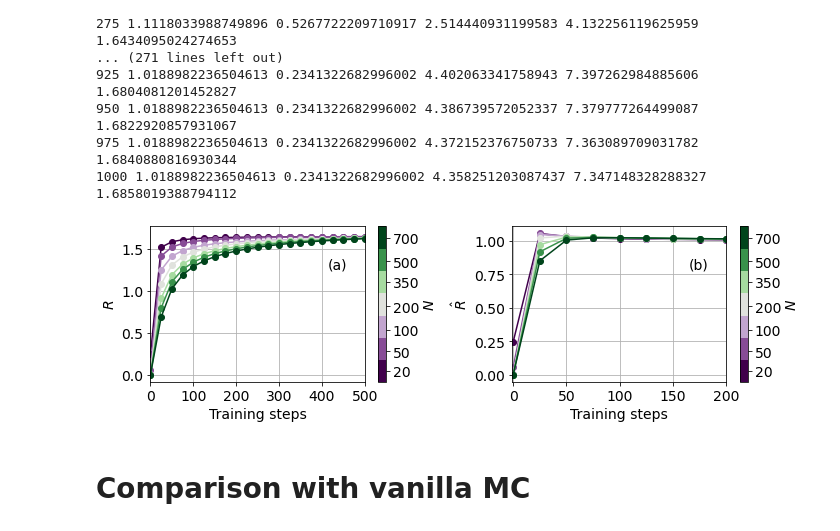
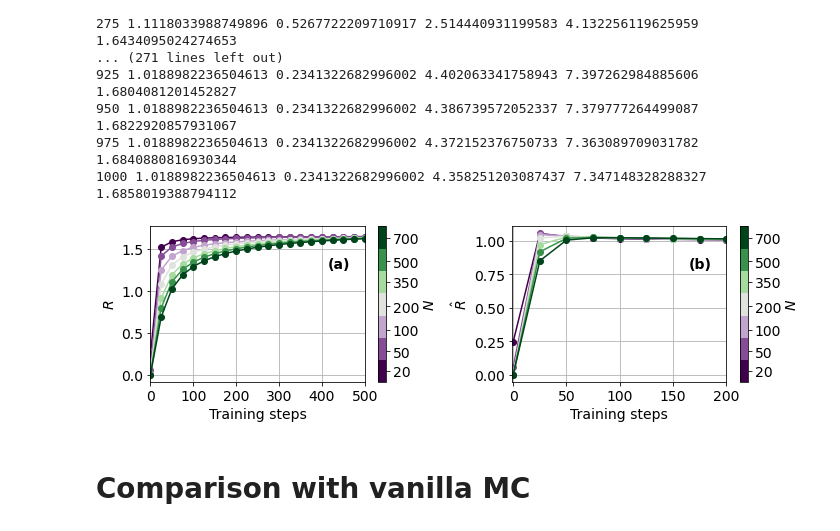
Before and after one commit to Laplaxe/MonteCarloGA_CW, a Jupyter notebook: Code/first_passages.ipynb, the cells around one changed output. Cells and saved outputs as stored; diff of their text form; code cells hidden in the pictures.

```diff
--- a/Code/first_passages.ipynb
+++ b/Code/first_passages.ipynb
@@ -1128,36 +1129,36 @@ cbar = fig.colorbar(sm, ax=ax2, boundaries=boundaries, ticks=Ns)
 cbar.set_label(r'$N$', fontsize=14)
 cbar.ax.tick_params(labelsize=14)
 
 cbar = fig.colorbar(sm, ax=ax1, boundaries=boundaries, ticks=Ns)
 cbar.set_label(r'$N$', fontsize=14)
 cbar.ax.tick_params(labelsize=14)
 
 # ---------------------------
 # Right subplot (second plot)
 # ---------------------------
 # Loop over your data and plot each with the corresponding color
 for i, d in enumerate(np.array(all_results)):
     ax2.plot(d[:, 0],
              (d[:, 0] + d[:, 4]) / (d[:, 0] + d[:, 3]),
              marker="o", color=discrete_colors[i],
              label=f'N={Ns[i]}')
 
 ax2.set_xlabel(r'Training steps', fontsize=14)
 ax2.set_ylabel(r'$\hat{R}$', fontsize=14)
 ax2.tick_params(axis='both', labelsize=14)
 ax2.set_xlim(-1, 200)
 ax2.grid(True)
 #ax2.legend(loc='best', fontsize=14)
 
 # Add text labels to the subplots
-ax1.text(0.825, 0.80, "(a)", transform=ax1.transAxes, fontsize=14, verticalalignment='top')
-ax2.text(0.825, 0.80, "(b)", transform=ax2.transAxes, fontsize=14, verticalalignment='top')
+ax1.text(0.825, 0.80, "(a)", transform=ax1.transAxes, fontsize=14, verticalalignment='top', fontweight='bold')
+ax2.text(0.825, 0.80, "(b)", transform=ax2.transAxes, fontsize=14, verticalalignment='top', fontweight='bold')
 
 plt.tight_layout()
 plt.savefig(f"../Plots/R_vs_trainingtime.pdf", bbox_inches='tight')
 plt.show()
 # %% [output]
-[figure, old version]
+[figure, new version]
 # %% [markdown]
 # Comparison with vanilla MC
 # %%
```
Also changed, not shown: parts of 3 cells of this notebook, 14 other files.
